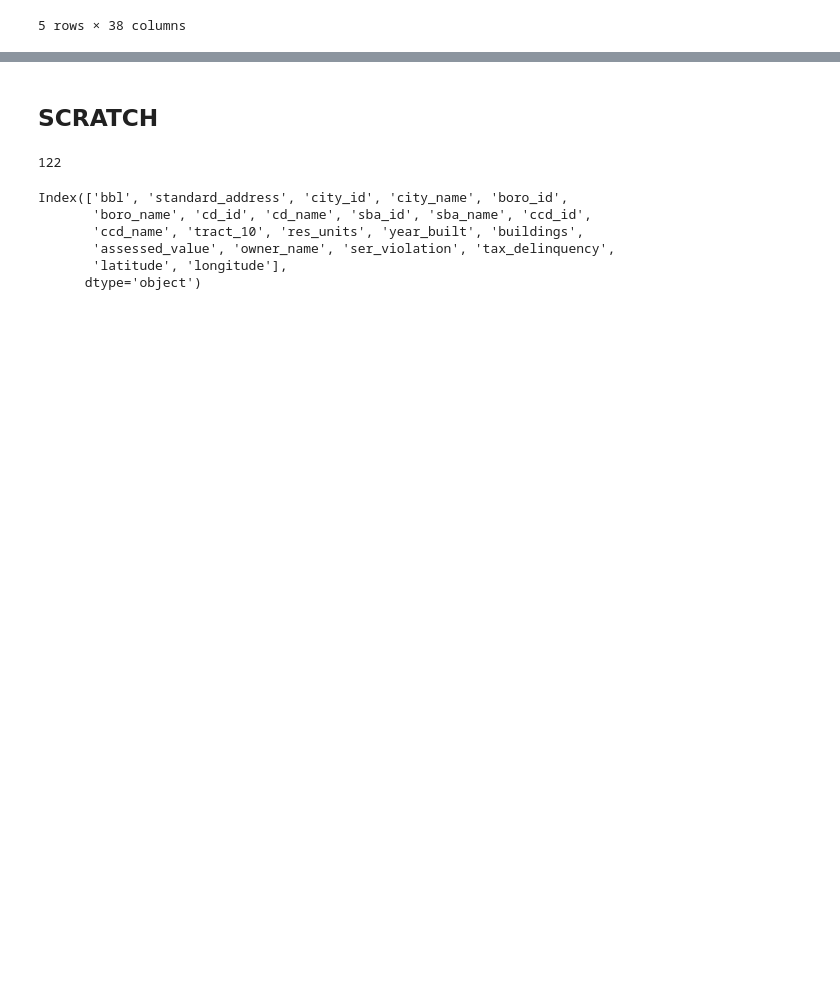
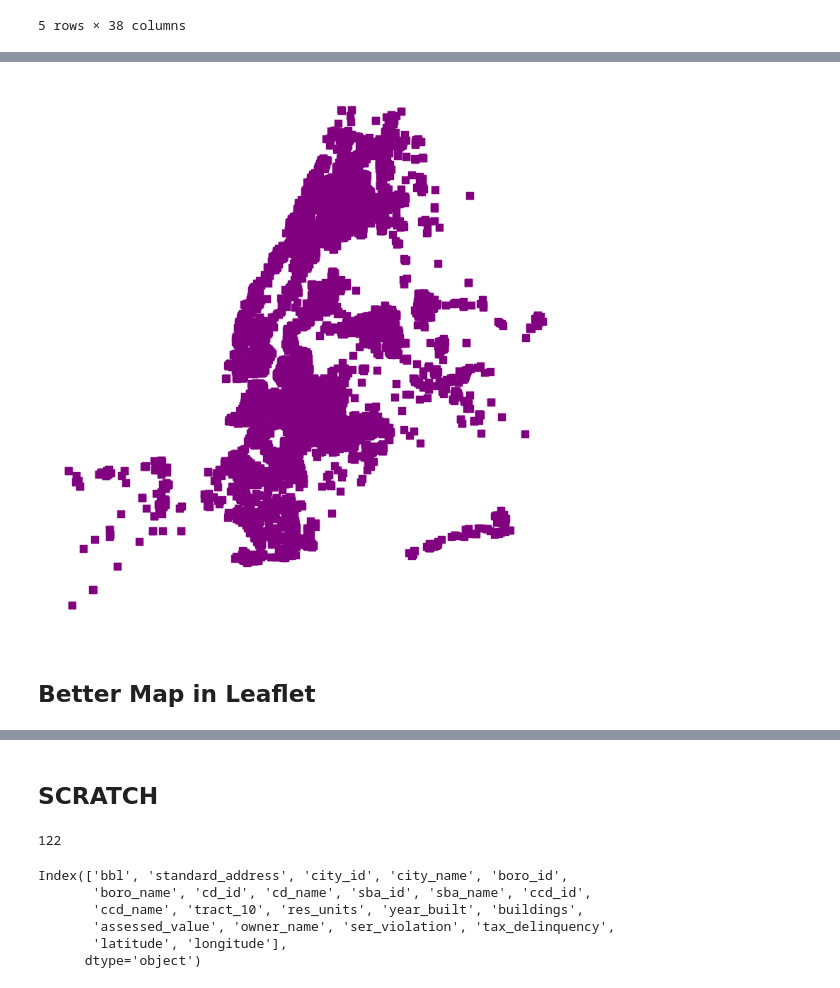
Before and after one commit to eihwood/nyc-affordable-housing, a Jupyter notebook: src/01_Clean_Subset_SubsidizedAffordableHousing.ipynb, the cells around one changed output, grey strips where cells are left out. Saved outputs shown, nothing was run; the diff lists cells and outputs as text; code cells hidden in the pictures; blank space fills up the shorter version.

Commit message:
plot subsidized housing positions and eliminate 5 not in NYC

```diff
--- a/src/01_Clean_Subset_SubsidizedAffordableHousing.ipynb
+++ b/src/01_Clean_Subset_SubsidizedAffordableHousing.ipynb
@@ -28,7 +28,7 @@ locs = (pd.read_csv("../data/affordablehousing/FC_SHD_bbl_analysis_2022-12-20.cs
                   dtype = {'tract_10':str,
                           'year_built':str,
                           'sba_id':str})
-       ..drop(locs.iloc[:, 22:122], axis = 1))
+       .drop(locs.iloc[:, 22:122], axis = 1))
 
 
 
@@ -185,0 +196,10 @@ subsidies.head()
+# %%
+print(len(subsidies))
+print(subsidies['latitude'].describe())
+
+print(subsidies['longitude'].describe())
+
+subsidies_pos_corrected = subsidies.query('latitude >0')
+print(len(subsidies_pos_corrected) - len(subsidies))
+print(subsidies_pos_corrected['longitude'].describe())
+print(subsidies_pos_corrected['latitude'].describe())
@@ -185,0 +224,27 @@ subsidies.head()
+# %%
+import geopandas as gpd
+import matplotlib.pyplot as plt
+
+# Convert to spatial points
+subsidies_gdf = gpd.GeoDataFrame(subsidies_pos_corrected, geometry = gpd.points_from_xy(subsidies_pos_corrected['longitude'], subsidies_pos_corrected['latitude']),
+                                 crs = 4326)
+
+
+type(subsidies_gdf)
+
+
+# ensure that is a points layer in the UTM projection
+subsidies_gdf.head()
+
+fig, ax = plt.subplots(figsize=(10, 10))
+
+subsidies_gdf.plot(ax=ax,
+                       marker='s',
+                       markersize=45,
+                       color='purple')
+ax.set_axis_off()
+plt.show()
+# %% [output]
+[figure, added]
+# %% [markdown]
+## Better Map in Leaflet
```
Also changed, not shown: parts of 6 cells of this notebook.
